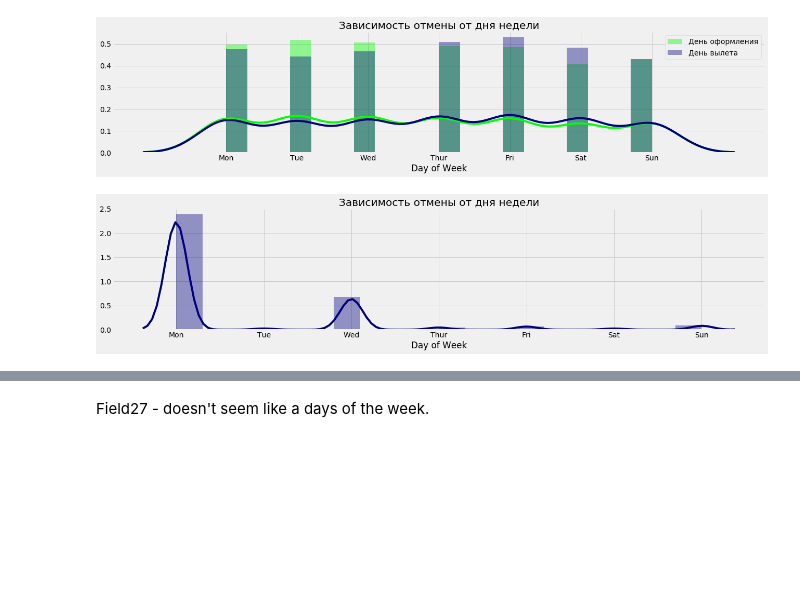
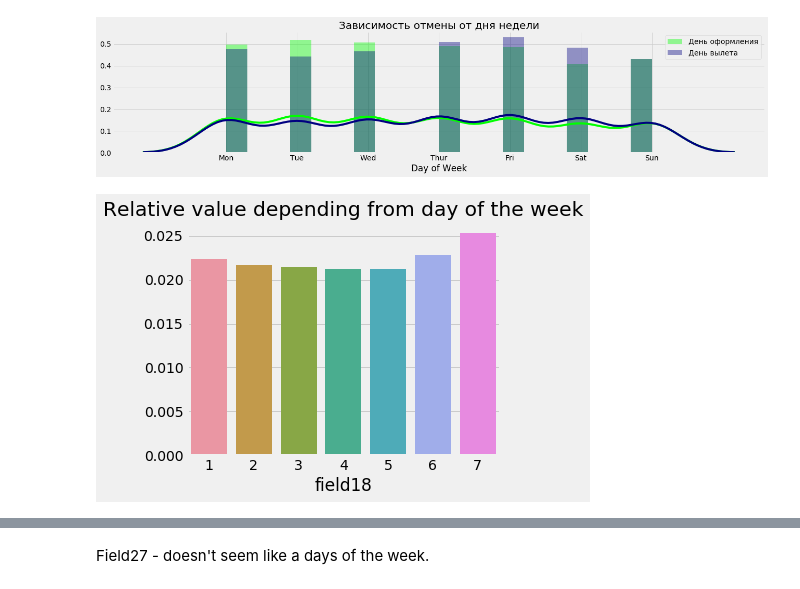
Before and after one commit to annenkova97/Intro2DS, a Jupyter notebook: final_project/project.ipynb, the cells around one changed output, grey strips where cells are left out. Saved outputs shown, nothing was run; the diff lists cells and outputs as text; code cells hidden in the pictures; blank space fills up the shorter version.

```diff
--- a/final_project/project.ipynb
+++ b/final_project/project.ipynb
@@ -93,15 +106,20 @@ plt.xticks(df.field20.unique(), day_1)
 plt.legend();
 # %% [output]
 [figure]
-# %%
-day_2 = []
-for i in range(7):
-    day_2.append(day_week[df.field27.unique()[i] - 1])
-
-plt.figure(figsize=(20, 4))
-plt.title('Зависимость отмены от дня недели')
-sns.distplot(df.field27,  kde=True, label='День оформления', bins = 20, color='navy')
-plt.xlabel('Day of Week')
-plt.xticks(df.field27.unique(), day_2);
-# %% [output]
-[figure, removed]
+# %%
+def relative(column, data):
+    a = column.value_counts()
+    data['a'] = column.map(a)
+    b = column[data['goal1'] == 1].value_counts()
+    data['b'] = column.map(b)
+    perc = data['b']/data['a']
+    data = data.drop(['a','b'], axis=1, inplace=True)
+    return perc
+# %%
+perc_day_week = relative(df.field18, df)
+# %%
+fig, ax = plt.subplots(figsize=(5, 4))
+plt.title('Relative value depending from day of the week')
+sns.barplot(df.field18, perc_day_week, ax=ax);
+# %% [output]
+[figure, added]
```
Also changed, not shown: parts of 34 cells of this notebook.
